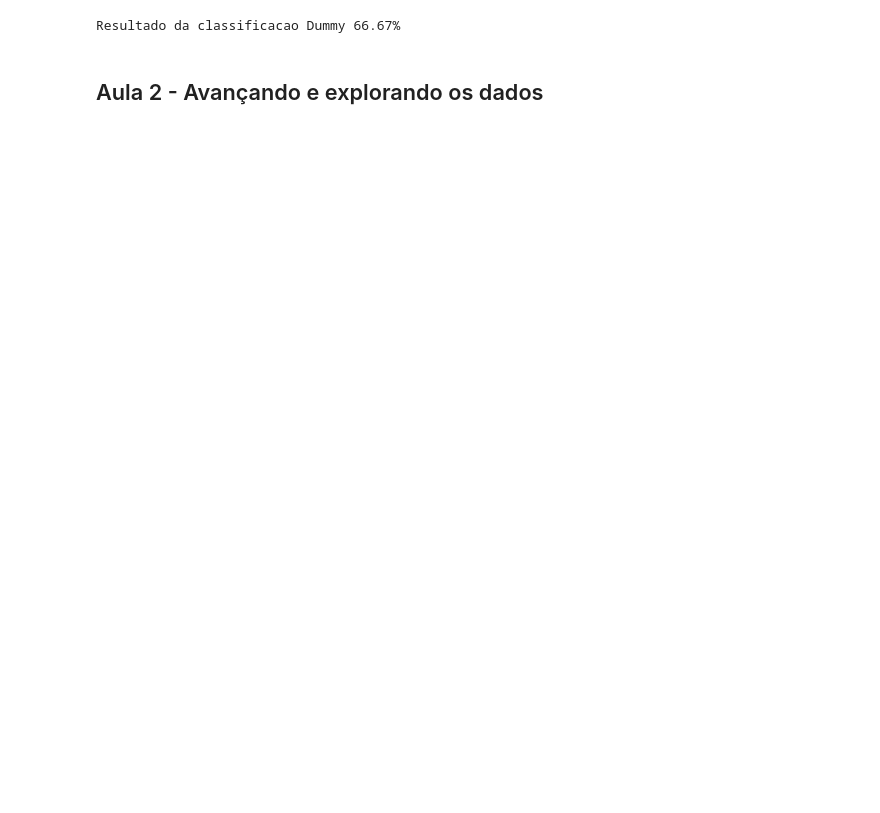
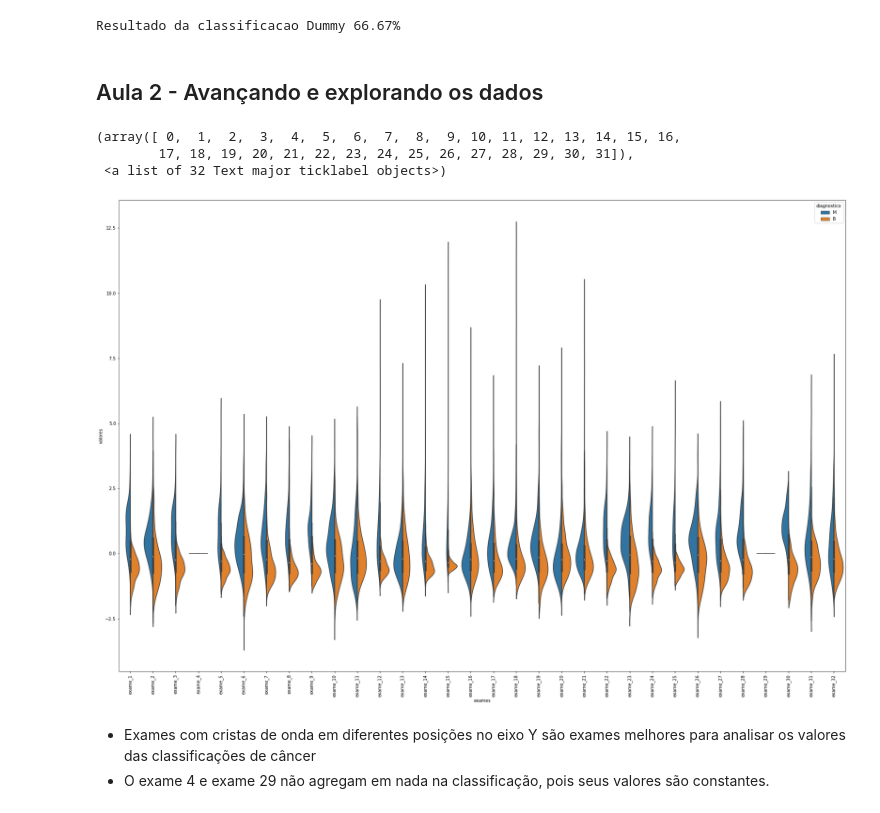
Before and after one commit to conradoov/formacao_machine_learning_alura, a Jupyter notebook: machine_learning_modelo_multivariado.ipynb, the cells around one changed output. Cells and saved outputs as stored; diff of their text form; code cells hidden in the pictures; blank space fills up the shorter version.

```diff
--- a/machine_learning_modelo_multivariado.ipynb
+++ b/machine_learning_modelo_multivariado.ipynb
@@ -57,3 +57,36 @@ print('Resultado da classificacao Dummy %.2f%%' %(classificador_dummy.score(test
 Resultado da classificacao Dummy 66.67%
 # %% [markdown]
 ## Aula 2 - Avançando e explorando os dados
+# %%
+import seaborn as sns
+import matplotlib.pyplot as plt
+from sklearn.preprocessing import StandardScaler
+
+padronizador = StandardScaler()
+padronizador.fit(valores_exames_v1)
+valores_exames_v2 = padronizador.transform(valores_exames_v1)
+valores_exames_v2 = pd.DataFrame(data = valores_exames_v2,
+                                 columns = valores_exames_v1.keys())
+
+dados_plot = pd.concat([diagnostico, valores_exames_v2], axis=1)
+
+dados_plot = pd.melt(dados_plot,
+                     id_vars="diagnostico",
+                     var_name="exames",
+                     value_name="valores")
+plt.figure(figsize = (30,20))
+sns.violinplot(x="exames",
+               y="valores",
+               hue="diagnostico",
+               split = True,
+               data=dados_plot)
+
+plt.xticks(rotation=90)
+# %% [output]
+(array([ 0,  1,  2,  3,  4,  5,  6,  7,  8,  9, 10, 11, 12, 13, 14, 15, 16,
+        17, 18, 19, 20, 21, 22, 23, 24, 25, 26, 27, 28, 29, 30, 31]),
+ <a list of 32 Text major ticklabel objects>)
+[figure, added]
+# %% [markdown]
+* Exames com cristas de onda em diferentes posições no eixo Y são exames melhores para analisar os valores das classificações de câncer
+* O exame 4 e exame 29 não agregam em nada na classificação, pois seus valores são constantes.
```
Also changed, not shown: parts of 5 cells of this notebook.
